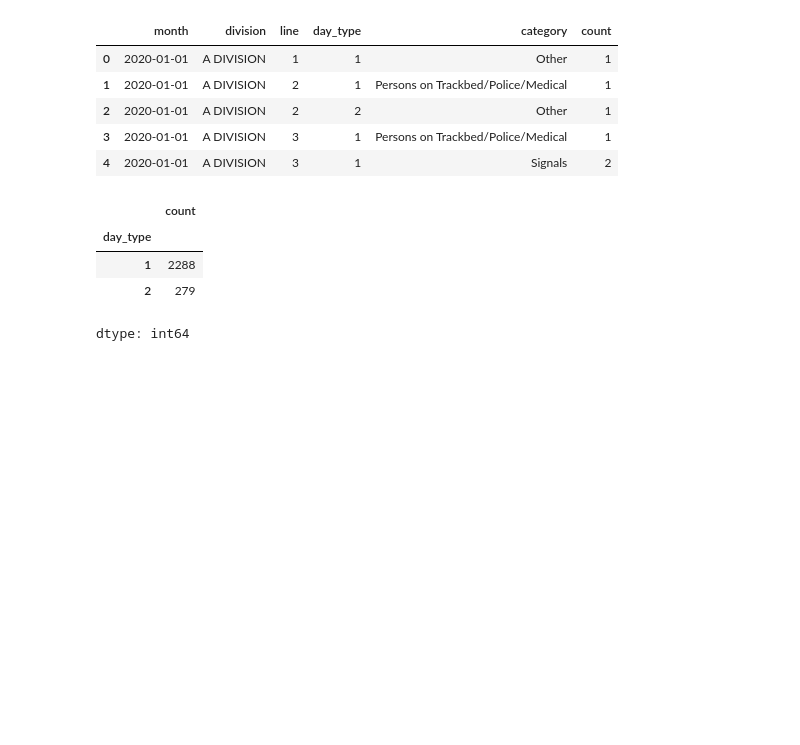
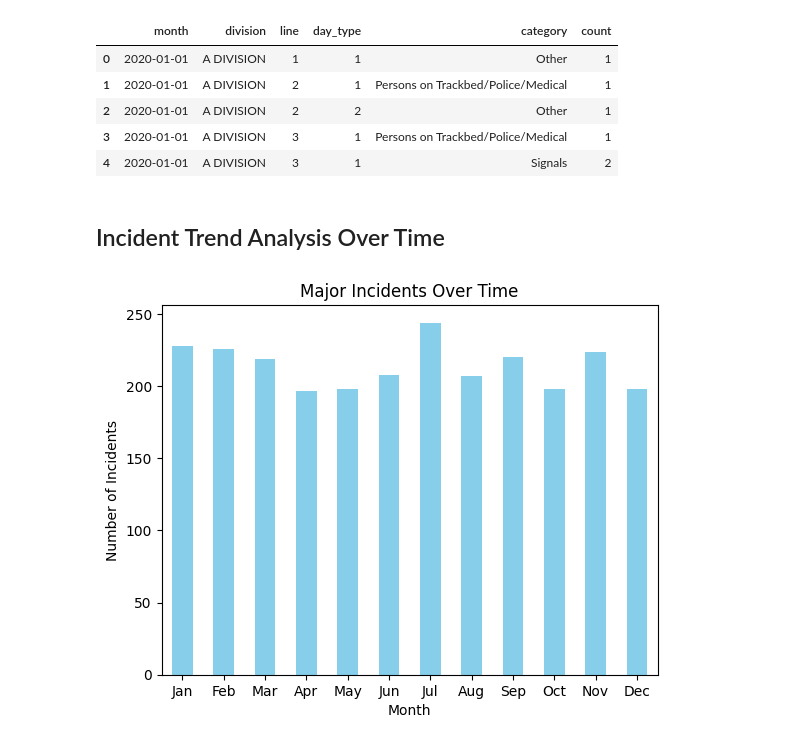
Before and after one commit to wdavjr/wd-mta-major-incidents-analysis, a Jupyter notebook: mta_major_incidents_2020.ipynb, the cells around one changed output. Cells and saved outputs as stored; diff of their text form; code cells hidden in the pictures; blank space fills up the shorter version.

```diff
--- a/mta_major_incidents_2020.ipynb
+++ b/mta_major_incidents_2020.ipynb
@@ -15,11 +16,21 @@ incidents.head()
 | 2 | 2020-01-01 | A DIVISION | 2 | 2 | Other | 1 |
 | 3 | 2020-01-01 | A DIVISION | 3 | 1 | Persons on Trackbed/Police/Medical | 1 |
 | 4 | 2020-01-01 | A DIVISION | 3 | 1 | Signals | 2 |
-# %%
-incidents.groupby("day_type")['count'].sum()
-# %% [output]
-|  | count |
-| day_type |  |
-| 1 | 2288 |
-| 2 | 279 |
-dtype: int64
+# %% [markdown]
+## Incident Trend Analysis Over Time
+# %%
+# Define a mapping of month numbers to 3-letter month abbreviations
+month_map = {1: 'Jan', 2: 'Feb', 3: 'Mar', 4: 'Apr', 5: 'May', 6: 'Jun',
+             7: 'Jul', 8: 'Aug', 9: 'Sep', 10: 'Oct', 11: 'Nov', 12: 'Dec'}
+
+# Convert 'month' to datetime, extract month, map to month names, and group by month
+incidents['month_name'] = pd.to_datetime(incidents['month']).dt.month.map(month_map)
+
+# Group by month_name and sum 'count', then plot
+incidents.groupby('month_name')['count'].sum().reindex(month_map.values()).plot(kind='bar',
+    title='Major Incidents Over Time', color='skyblue', xlabel='Month', ylabel='Number of Incidents')
+
+plt.xticks(rotation=0)
+plt.show()
+# %% [output]
+[figure, added]
```
Also changed, not shown: parts of 1 cell of this notebook.
